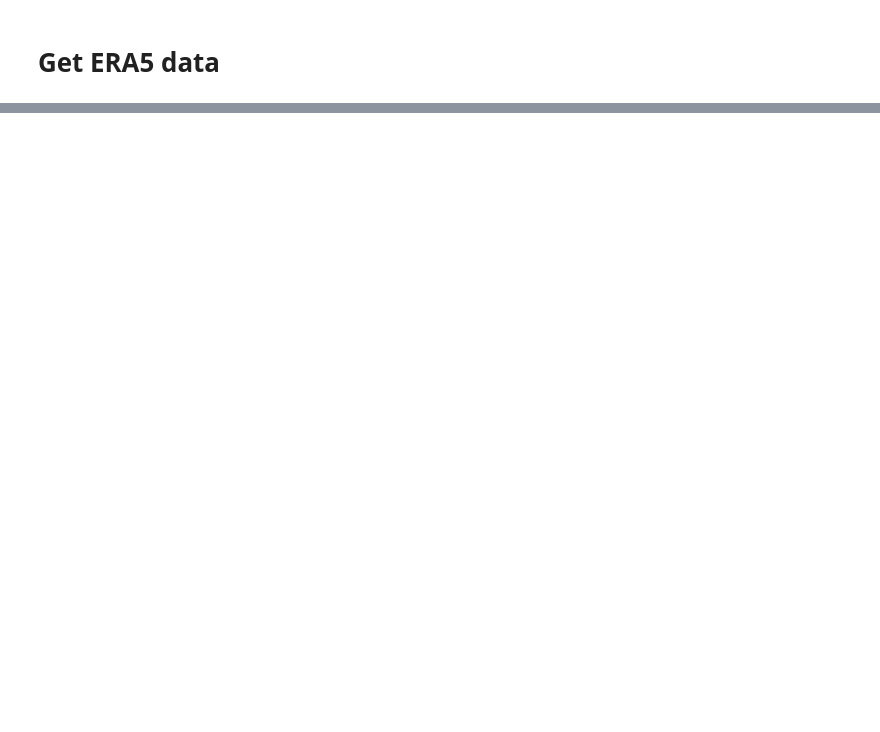
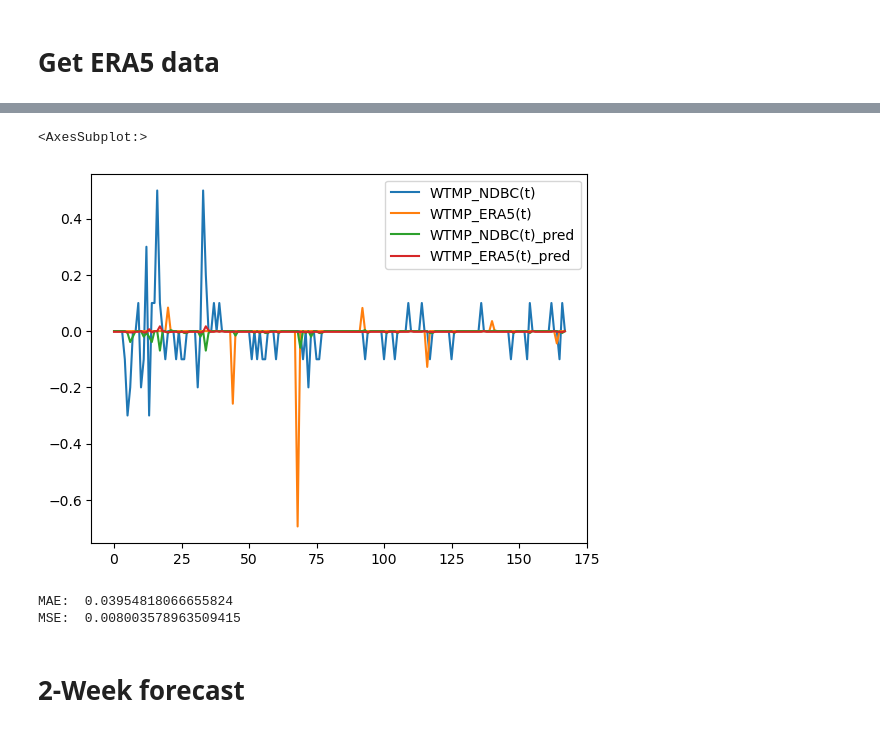
Before and after one commit to elsandner/Master_Project, a Jupyter notebook: Models_PINN/PINN_Baseline.ipynb, the cells around one changed output, grey strips where cells are left out. Drawn from its saved outputs; the diff is of its cells as text; code cells hidden in the pictures; blank space fills up the shorter version.

```diff
--- a/Models_PINN/PINN_Baseline.ipynb
+++ b/Models_PINN/PINN_Baseline.ipynb
@@ -290,0 +226,4 @@ start: 3:10 pm
+# %%
+# data_supervised = data_to_supervised(data_stationary)
+data_supervised = data_to_supervised(data_stationary)
+data_supervised
@@ -290,0 +388,17 @@ start: 3:10 pm
+# %%
+# fit an LSTM network to training data
+def fit_lstm(train_X, train_y):
+
+    #design network
+    model = Sequential()
+    model.add(LSTM(50, input_shape=(train_X.shape[1], train_X.shape[2])))
+    model.add(Dense(train_X.shape[2])) # Predict all features!
+    model.compile(loss='mean_squared_error', optimizer='adam')   #SGD instead of adam ... SGD is a more simple optimizer which can help avoiding overfitting
+
+    # fit network
+    model.fit(train_X, train_y, epochs=50, batch_size=72, verbose=0, shuffle=False)
+
+    return model
+# %%
+lstm_model = fit_lstm(train_X, train_y)
+lstm_model.summary()
@@ -290,0 +432,9 @@ start: 3:10 pm
+# %%
+output_cols = data_supervised.filter(regex='\(t[\+]*\)').columns.tolist()
+prediction_1 = pd.DataFrame(test_y, columns=output_cols)
+
+yhat = lstm_model.predict(test_X)
+yhat = pd.DataFrame(yhat, columns=[name + "_pred" for name in output_cols])
+
+prediction_1 = pd.concat([prediction_1, yhat], axis=1)
+prediction_1
@@ -290,0 +456,16 @@ start: 3:10 pm
+# %%
+prediction_1.plot(kind='line')
+# %% [output]
+<AxesSubplot:>
+[figure, added]
+# %%
+# report performance
+mae = mean_absolute_error(prediction_1["WTMP_NDBC(t)"], prediction_1["WTMP_NDBC(t)_pred"])
+mse = mean_squared_error(prediction_1["WTMP_NDBC(t)"], prediction_1["WTMP_NDBC(t)_pred"])
+print('MAE: ', mae)
+print('MSE: ', mse)
+# %% [output]
+MAE:  0.03954818066655824
+MSE:  0.008003578963509415
+# %% [markdown]
+# 2-Week forecast
```
Also changed, not shown: parts of 77 cells of this notebook, 2 other files.
